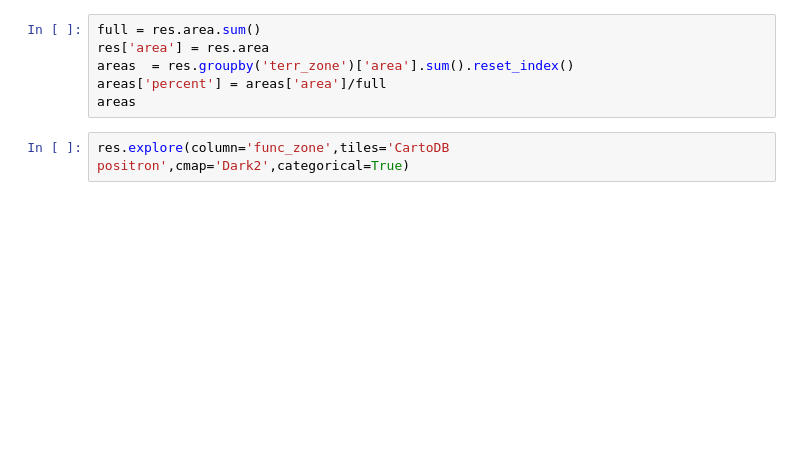
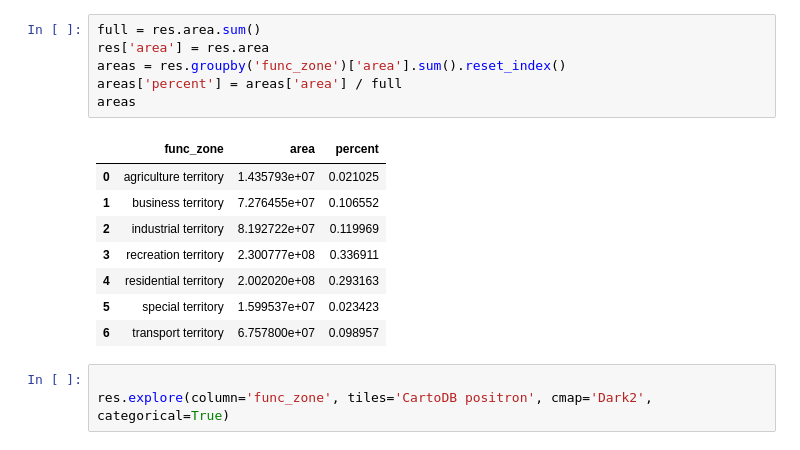
Before and after one commit to IDUclub/GenPlanner, a Jupyter notebook: gen_planner/python/src/poisson_sampling.ipynb, the cells around one changed output. Saved outputs shown, nothing was run; the diff lists cells and outputs as text; blank space fills up the shorter version.

Commit message:
fix: area ratio dismatch,

```diff
--- a/gen_planner/python/src/poisson_sampling.ipynb
+++ b/gen_planner/python/src/poisson_sampling.ipynb
@@ -64,10 +101,20 @@ ValueError: site2room : [1 2 2 2 4 0]
 # %%
 full = res.area.sum()
 res['area'] = res.area
-areas  = res.groupby('terr_zone')['area'].sum().reset_index()
-areas['percent'] = areas['area']/full
+areas = res.groupby('func_zone')['area'].sum().reset_index()
+areas['percent'] = areas['area'] / full
 areas
+# %% [output]
+|  | func_zone | area | percent |
+| 0 | agriculture territory | 1.435793e+07 | 0.021025 |
+| 1 | business territory | 7.276455e+07 | 0.106552 |
+| 2 | industrial territory | 8.192722e+07 | 0.119969 |
+| 3 | recreation territory | 2.300777e+08 | 0.336911 |
+| 4 | residential territory | 2.002020e+08 | 0.293163 |
+| 5 | special territory | 1.599537e+07 | 0.023423 |
+| 6 | transport territory | 6.757800e+07 | 0.098957 |
 # %%
-res.explore(column='func_zone',tiles='CartoDB positron',cmap='Dark2',categorical=True)
+
+res.explore(column='func_zone', tiles='CartoDB positron', cmap='Dark2', categorical=True)
 # %%
 from gen_planner.python.src.genplanner import GenPlanner
```
Also changed, not shown: parts of 9 cells of this notebook, 4 other files.
